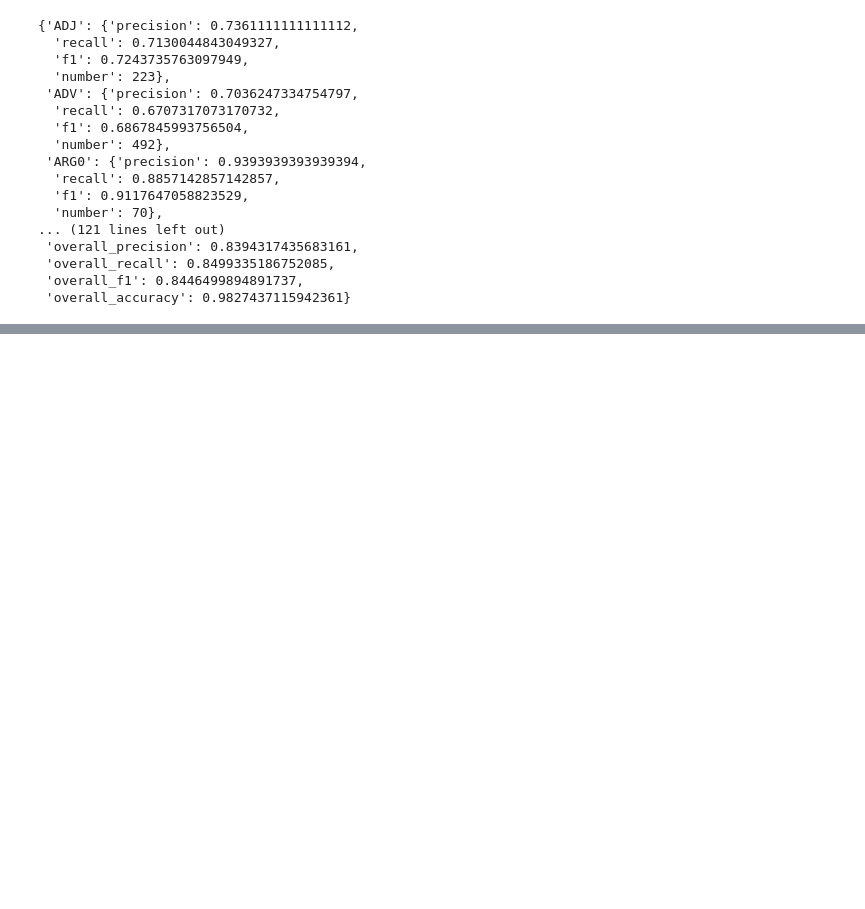
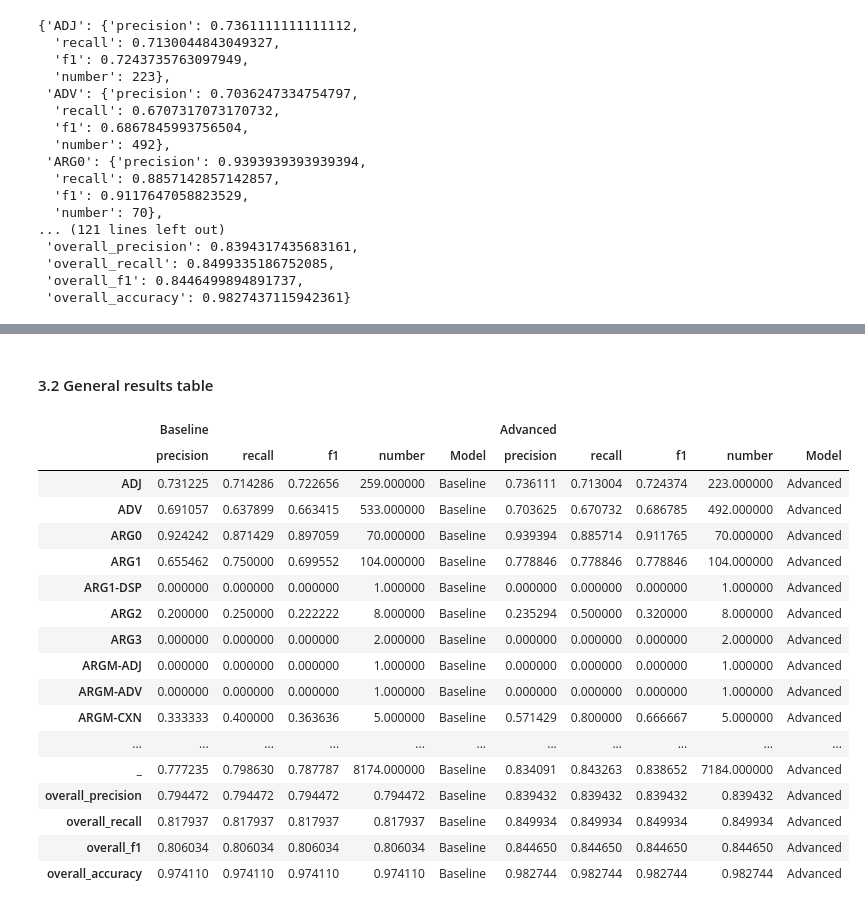
Before and after one commit to chuqiaog/Advanced_NLP_group_1, a Jupyter notebook: A3/A3_main.ipynb, the cells around one changed output, grey strips where cells are left out. Drawn from its saved outputs; the diff is of its cells as text; code cells hidden in the pictures; blank space fills up the shorter version.

Commit message:
results description added

```diff
--- a/A3/A3_main.ipynb
+++ b/A3/A3_main.ipynb
@@ -210,0 +243,25 @@ Descriptions and explanations (50%)
+# %% [markdown]
+#### 3.2 General results table
+# %%
+comparison_df_origin = pd.concat([baseline_df, advanced_df], axis=1, keys=['Baseline', 'Advanced'])
+# Display the comparison DataFrame
+display(comparison_df_origin)
+# %% [output]
+|  | Baseline |  |  |  |  | Advanced |  |  |  |  |
+|  | precision | recall | f1 | number | Model | precision | recall | f1 | number | Model |
+| ADJ | 0.731225 | 0.714286 | 0.722656 | 259.000000 | Baseline | 0.736111 | 0.713004 | 0.724374 | 223.000000 | Advanced |
+| ADV | 0.691057 | 0.637899 | 0.663415 | 533.000000 | Baseline | 0.703625 | 0.670732 | 0.686785 | 492.000000 | Advanced |
+| ARG0 | 0.924242 | 0.871429 | 0.897059 | 70.000000 | Baseline | 0.939394 | 0.885714 | 0.911765 | 70.000000 | Advanced |
+| ARG1 | 0.655462 | 0.750000 | 0.699552 | 104.000000 | Baseline | 0.778846 | 0.778846 | 0.778846 | 104.000000 | Advanced |
+| ARG1-DSP | 0.000000 | 0.000000 | 0.000000 | 1.000000 | Baseline | 0.000000 | 0.000000 | 0.000000 | 1.000000 | Advanced |
+| ARG2 | 0.200000 | 0.250000 | 0.222222 | 8.000000 | Baseline | 0.235294 | 0.500000 | 0.320000 | 8.000000 | Advanced |
+| ARG3 | 0.000000 | 0.000000 | 0.000000 | 2.000000 | Baseline | 0.000000 | 0.000000 | 0.000000 | 2.000000 | Advanced |
+| ARGM-ADJ | 0.000000 | 0.000000 | 0.000000 | 1.000000 | Baseline | 0.000000 | 0.000000 | 0.000000 | 1.000000 | Advanced |
+| ARGM-ADV | 0.000000 | 0.000000 | 0.000000 | 1.000000 | Baseline | 0.000000 | 0.000000 | 0.000000 | 1.000000 | Advanced |
+| ARGM-CXN | 0.333333 | 0.400000 | 0.363636 | 5.000000 | Baseline | 0.571429 | 0.800000 | 0.666667 | 5.000000 | Advanced |
+| ... | ... | ... | ... | ... | ... | ... | ... | ... | ... | ... |
+| _ | 0.777235 | 0.798630 | 0.787787 | 8174.000000 | Baseline | 0.834091 | 0.843263 | 0.838652 | 7184.000000 | Advanced |
+| overall_precision | 0.794472 | 0.794472 | 0.794472 | 0.794472 | Baseline | 0.839432 | 0.839432 | 0.839432 | 0.839432 | Advanced |
+| overall_recall | 0.817937 | 0.817937 | 0.817937 | 0.817937 | Baseline | 0.849934 | 0.849934 | 0.849934 | 0.849934 | Advanced |
+| overall_f1 | 0.806034 | 0.806034 | 0.806034 | 0.806034 | Baseline | 0.844650 | 0.844650 | 0.844650 | 0.844650 | Advanced |
+| overall_accuracy | 0.974110 | 0.974110 | 0.974110 | 0.974110 | Baseline | 0.982744 | 0.982744 | 0.982744 | 0.982744 | Advanced |
```
Also changed, not shown: parts of 5 cells of this notebook.
